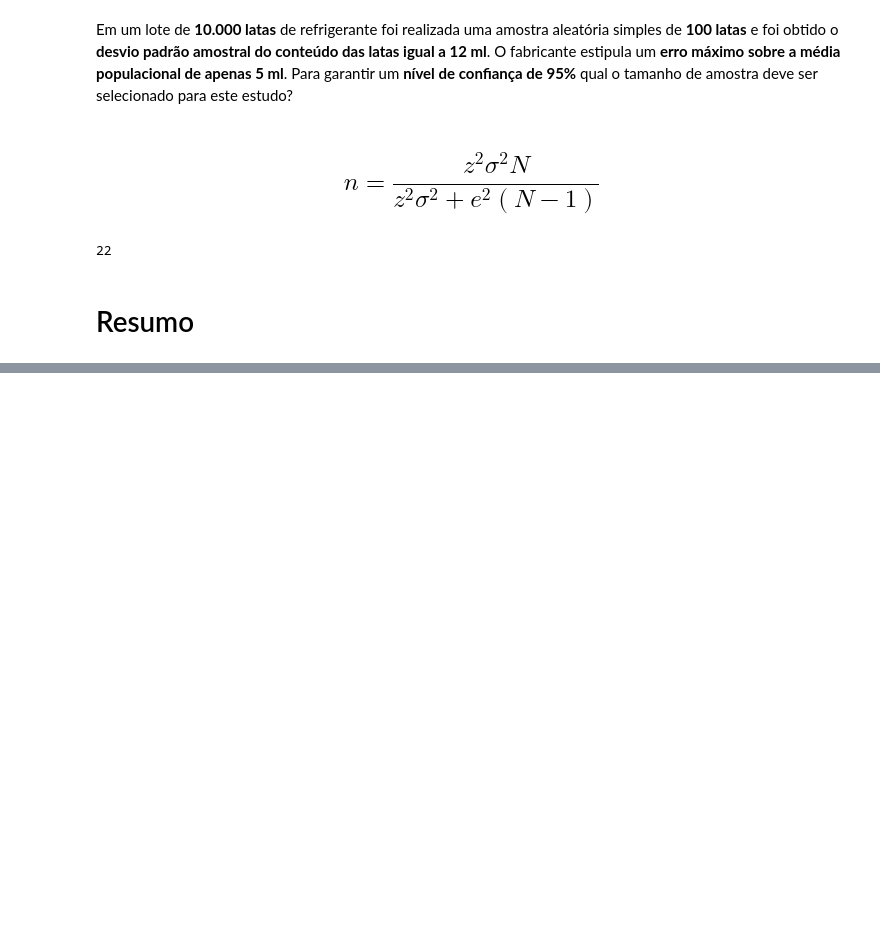
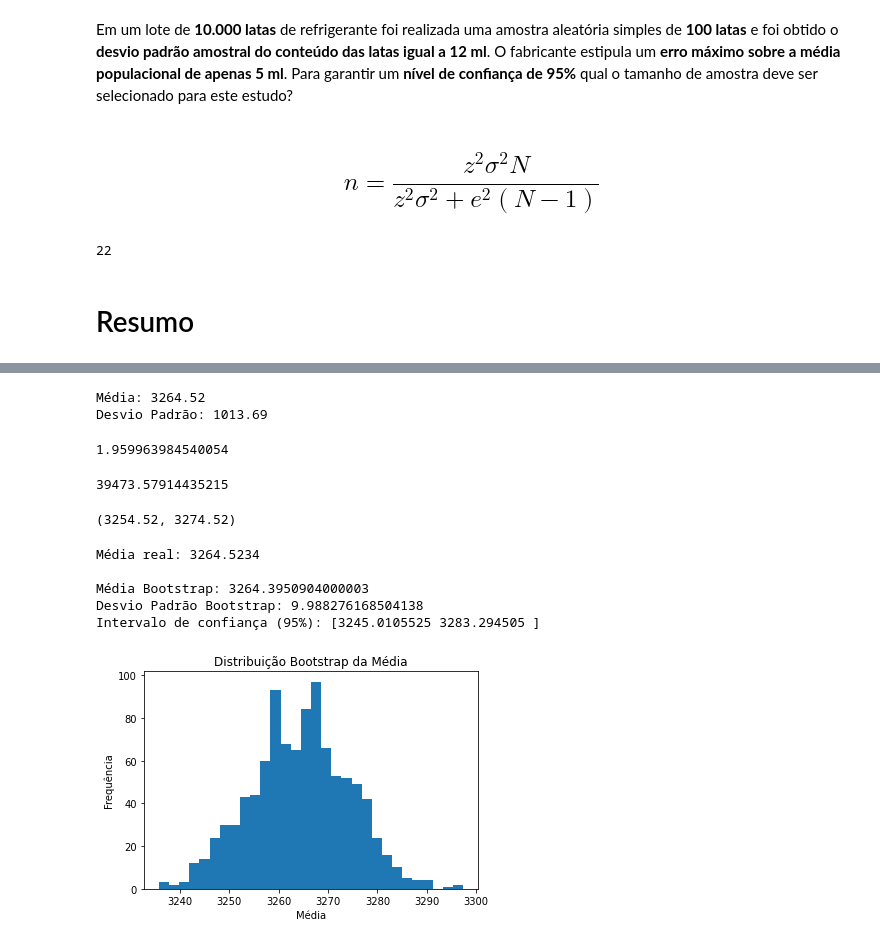
Before and after one commit to FranciscoFoz/math-stats-training, a Jupyter notebook: Estatística/Python/estatistica_probabilidade_amostragem.ipynb, the cells around one changed output, grey strips where cells are left out. Cells and saved outputs as stored; diff of their text form; code cells hidden in the pictures; blank space fills up the shorter version.

```diff
--- a/Estatística/Python/estatistica_probabilidade_amostragem.ipynb
+++ b/Estatística/Python/estatistica_probabilidade_amostragem.ipynb
@@ -722,0 +731,65 @@ int(amostra.round())
+# %%
+np.random.seed(10)
+renda = np.random.randint(1500,5000,size=10000)
+media = np.mean(renda).round(2)
+std = np.std(renda).round(2)
+
+erro = 10
+
+print('Média:',media)
+print('Desvio Padrão:',std)
+# %% [output]
+Média: 3264.52
+Desvio Padrão: 1013.69
+# %%
+z = stats.norm.ppf(0.975)
+z
+# %% [output]
+1.959963984540054
+# %%
+n = (z * (std / erro))**2
+n
+# %% [output]
+39473.57914435215
+# %%
+intervalo = stats.norm.interval(alpha=0.95,loc=media,scale=std/np.sqrt(n))
+intervalo
+# %% [output]
+(3254.52, 3274.52)
+# %%
+def bootstrap(dados, n_iteracoes, estatistica):
+    estatisticas_bootstrap = []
+    n = len(dados)
+
+    for _ in range(n_iteracoes):
+        amostra = np.random.choice(dados, size=n, replace=True)
+        estatistica_bootstrap = estatistica(amostra)
+        estatisticas_bootstrap.append(estatistica_bootstrap)
+
+    return estatisticas_bootstrap
+
+# Executar o Bootstrap para estimar a média
+estatisticas_bootstrap = bootstrap(renda, n_iteracoes=1000, estatistica=np.mean)
+print(f'Média real: {np.mean(renda)}\n')
+
+print(f'Média Bootstrap: {np.mean(estatisticas_bootstrap)}')
+print(f'Desvio Padrão Bootstrap: {np.std(estatisticas_bootstrap)}')
+
+# Calcula o intervalo de confiança de 95% usando os percentis
+intervalo_confianca = np.percentile(estatisticas_bootstrap, [2.5, 97.5])
+
+print("Intervalo de confiança (95%):", intervalo_confianca)
+
+# Histograma das estatísticas bootstrap
+plt.hist(estatisticas_bootstrap, bins=30)
+plt.xlabel('Média')
+plt.ylabel('Frequência')
+plt.title('Distribuição Bootstrap da Média')
+plt.show()
+# %% [output]
+Média real: 3264.5234
+
+Média Bootstrap: 3264.3950904000003
+Desvio Padrão Bootstrap: 9.988276168504138
+Intervalo de confiança (95%): [3245.0105525 3283.294505 ]
+[figure, added]
```
Also changed, not shown: parts of 2 cells of this notebook.
